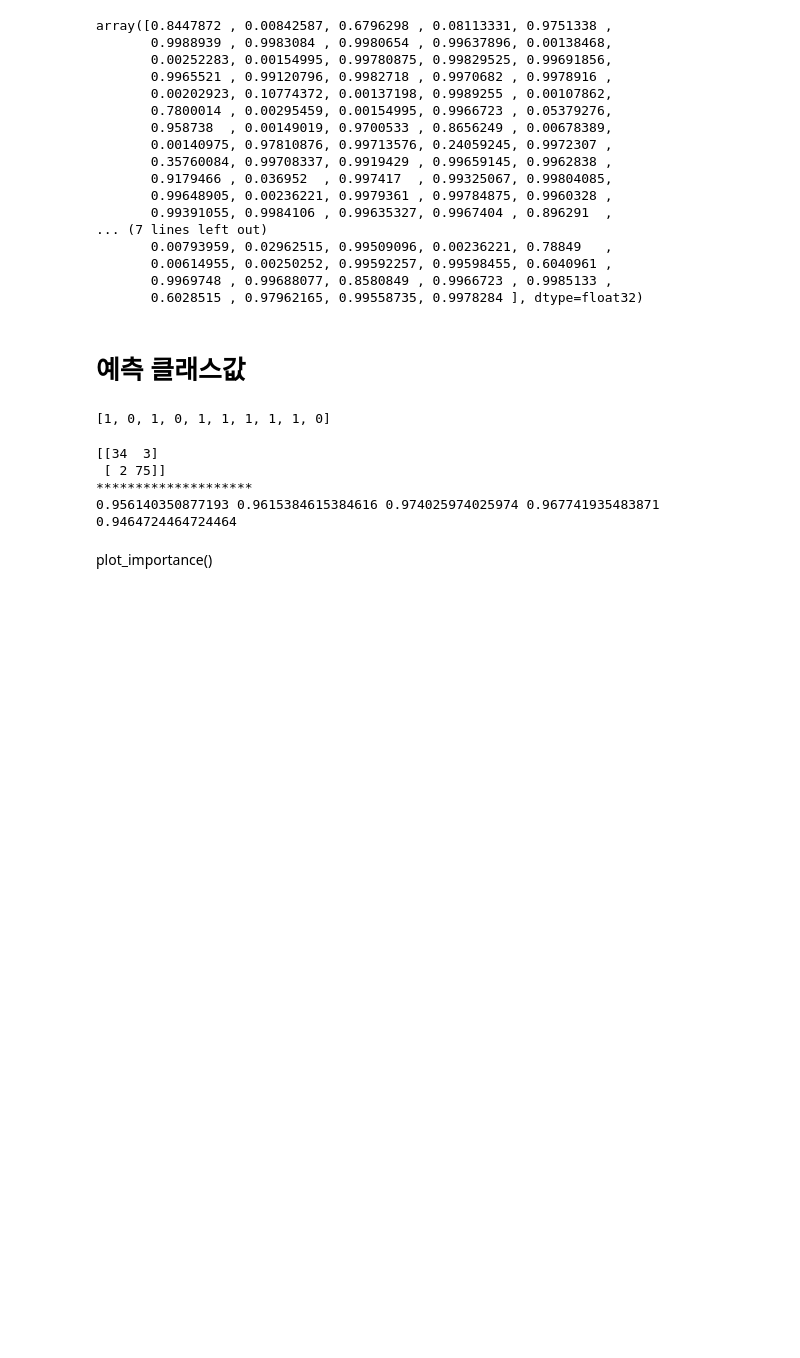
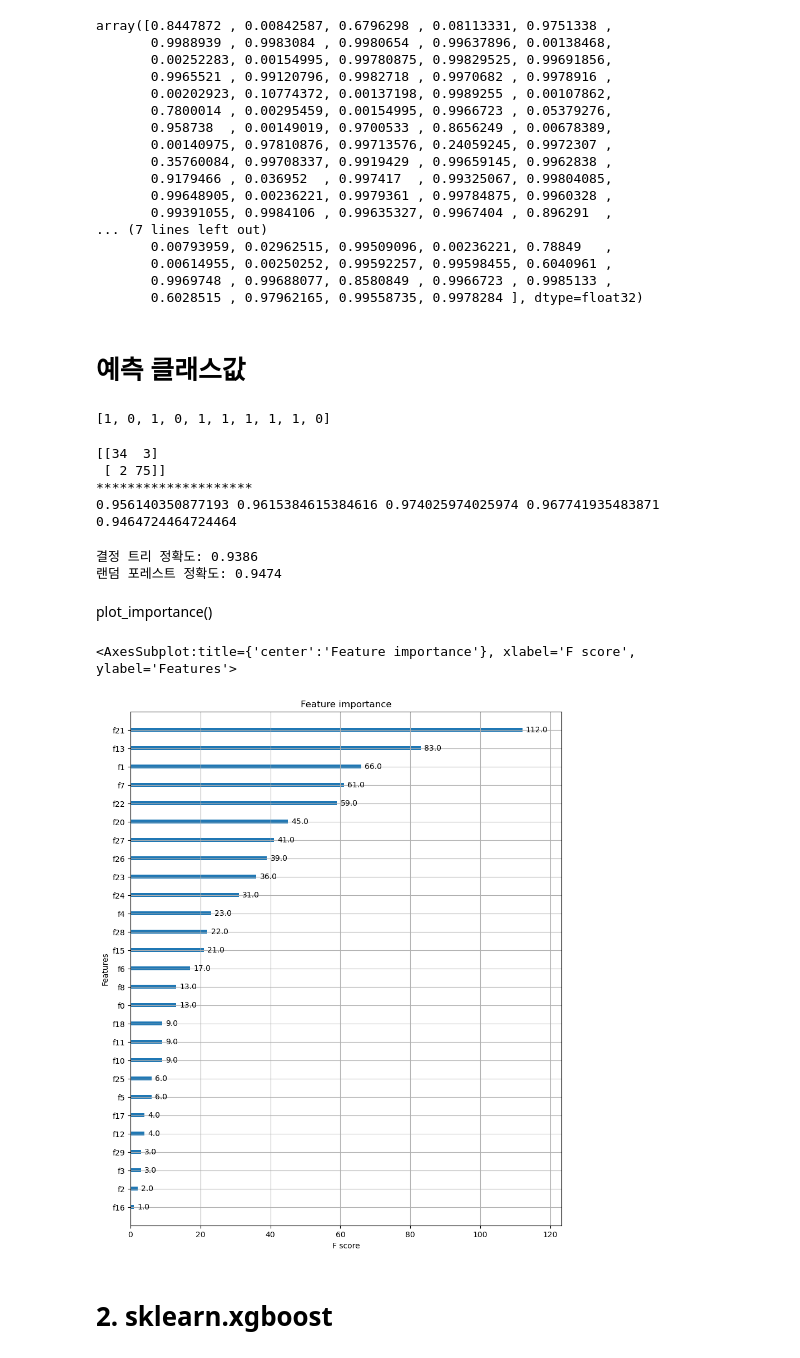
Before and after one commit to yleessam/2412_ml_env, a Jupyter notebook: 4장_앙상블.ipynb, the cells around one changed output. Drawn from its saved outputs; the diff is of its cells as text; code cells hidden in the pictures; blank space fills up the shorter version.

```diff
--- a/4장_앙상블.ipynb
+++ b/4장_앙상블.ipynb
@@ -146,5 +146,35 @@ get_clf_eval(y_test, preds, pred_probs )
  [ 2 75]]
 ********************
 0.956140350877193 0.9615384615384616 0.974025974025974 0.967741935483871 0.9464724464724464
+# %%
+from sklearn.tree import DecisionTreeClassifier
+from sklearn.ensemble import RandomForestClassifier
+
+# 결정 트리 모델 생성 및 학습
+dt_clf = DecisionTreeClassifier(random_state=156)
+dt_clf.fit(X_train, y_train)
+dt_pred = dt_clf.predict(X_test)
+dt_accuracy = accuracy_score(y_test, dt_pred)
+print(f'결정 트리 정확도: {dt_accuracy:.4f}')
+
+# 랜덤 포레스트 모델 생성 및 학습
+rf_clf = RandomForestClassifier(random_state=156)
+rf_clf.fit(X_train, y_train)
+rf_pred = rf_clf.predict(X_test)
+rf_accuracy = accuracy_score(y_test, rf_pred)
+print(f'랜덤 포레스트 정확도: {rf_accuracy:.4f}')
+# %% [output]
+결정 트리 정확도: 0.9386
+랜덤 포레스트 정확도: 0.9474
 # %% [markdown]
 plot_importance()
+# %%
+from xgboost import plot_importance
+import matplotlib.pyplot as plt
+fig,ax = plt.subplots(figsize=(10,12))
+plot_importance(xgb_model, ax=ax)
+# %% [output]
+<AxesSubplot:title={'center':'Feature importance'}, xlabel='F score', ylabel='Features'>
+[figure, added]
+# %% [markdown]
+# 2. sklearn.xgboost
```
Also changed, not shown: parts of 5 cells of this notebook.
